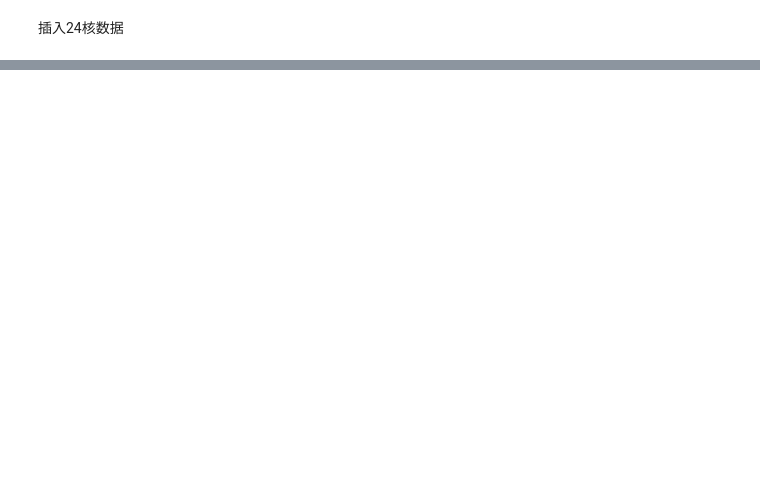
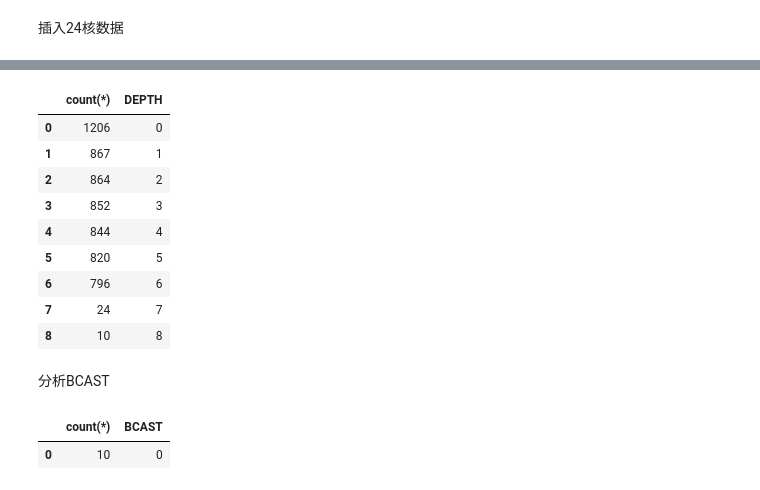
Before and after one commit to ClaudiaCumberbatch/BenchmarkOptimization, a Jupyter notebook: db/database.ipynb, the cells around one changed output, grey strips where cells are left out. Saved outputs shown, nothing was run; the diff lists cells and outputs as text; code cells hidden in the pictures; blank space fills up the shorter version.

```diff
--- a/db/database.ipynb
+++ b/db/database.ipynb
@@ -229,0 +452,30 @@ results
+# %%
+cursor.execute("SELECT count(*), DEPTH FROM table1 AS top_gflops GROUP BY DEPTH")
+results = cursor.fetchall()
+column_names = [column[0] for column in cursor.description]
+
+df = pd.DataFrame(results, columns=column_names)
+df
+# %% [output]
+|  | count(*) | DEPTH |
+| 0 | 1206 | 0 |
+| 1 | 867 | 1 |
+| 2 | 864 | 2 |
+| 3 | 852 | 3 |
+| 4 | 844 | 4 |
+| 5 | 820 | 5 |
+| 6 | 796 | 6 |
+| 7 | 24 | 7 |
+| 8 | 10 | 8 |
+# %% [markdown]
+分析BCAST
+# %%
+cursor.execute("SELECT count(*), BCAST FROM (     SELECT * FROM table1     WHERE cores = 4 AND N=80000     ORDER BY Gflops DESC     LIMIT 10 ) AS top_gflops GROUP BY BCAST")
+results = cursor.fetchall()
+column_names = [column[0] for column in cursor.description]
+
+df = pd.DataFrame(results, columns=column_names)
+df
+# %% [output]
+|  | count(*) | BCAST |
+| 0 | 10 | 0 |
```
Also changed, not shown: parts of 48 cells of this notebook, 3 other files.
